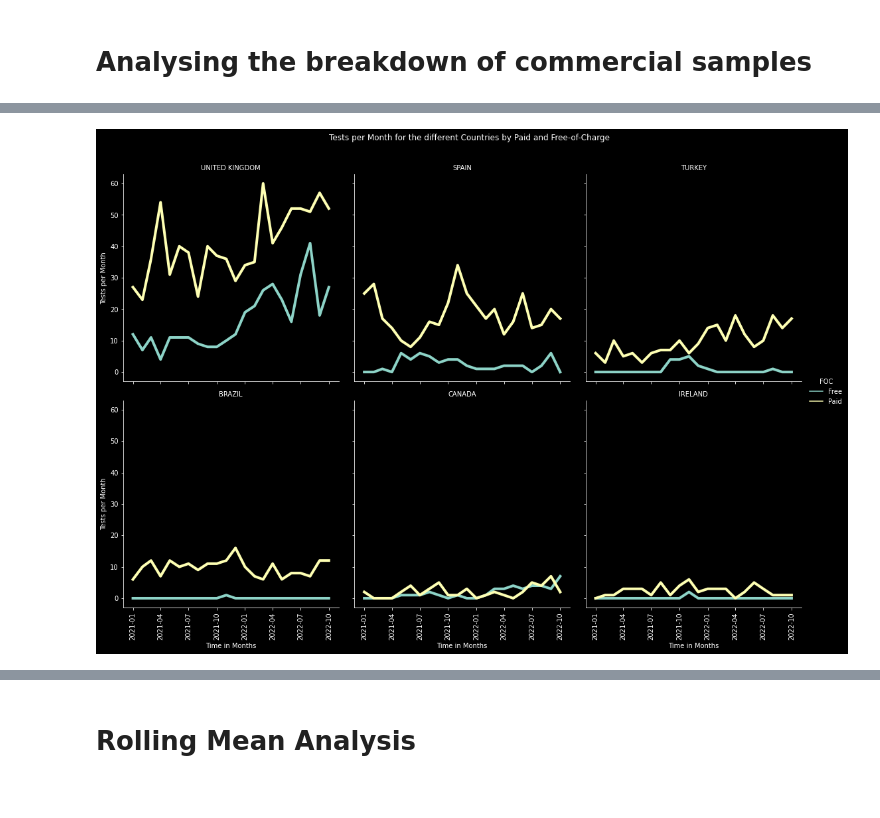
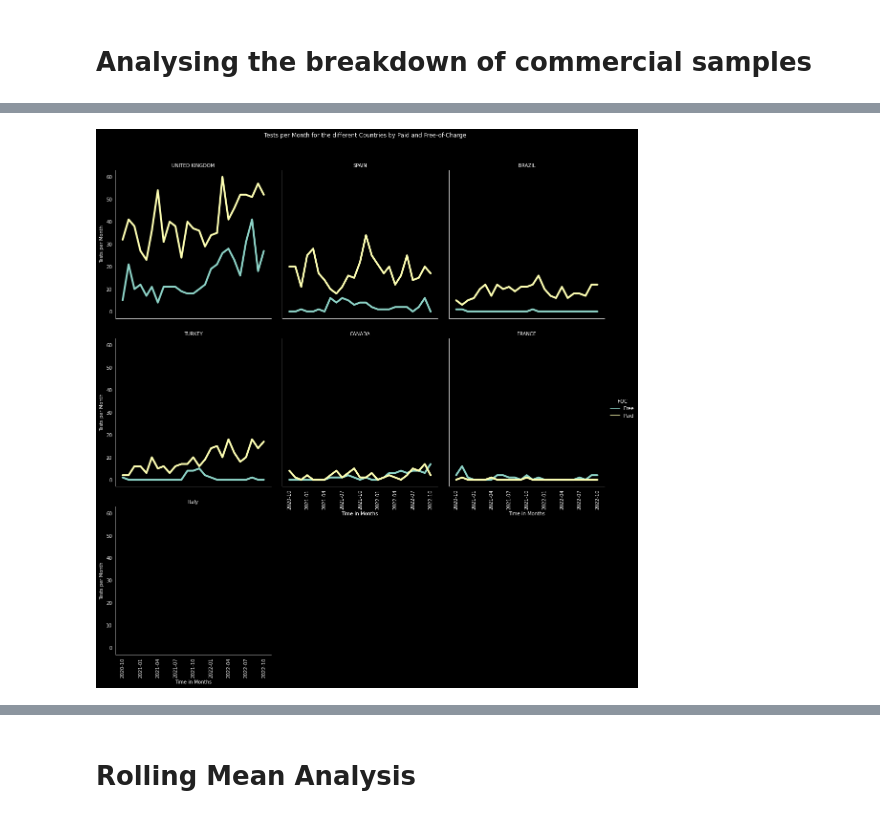
Before and after one commit to SilverSurferClash/Sales_analysis, a Jupyter notebook: Import_clean_SFDC_script.ipynb, the cells around one changed output, grey strips where cells are left out. Cells and saved outputs as stored; diff of their text form; code cells hidden in the pictures.

```diff
--- a/Import_clean_SFDC_script.ipynb
+++ b/Import_clean_SFDC_script.ipynb
@@ -299,7 +317,7 @@ list_for_country_analysis = ['Accession #',
  'Reporting Country',
  'Type',
  'Sales',
- 'Year_Month']
+ 'Year_Month', "Sub_region", "AE_supported"]
 
 countries_df = import_sfdc.loc[:,list_for_country_analysis ]
 #countries_df["Reporting Country"] = countries_df["Reporting Country"].astype('category')
@@ -331,11 +351,12 @@ memory usage: 630.9+ KB
 # %%
 #Select the time horizion to analyse
-start_date = "2018"
-end_date = "2022-10"
+start_date = "2020"
+end_date = "2022-10-31"
 #Select the # of countries to be analyses based on the maxiumum number of samplesin
 #the time horizon
 num_countries = 6
 #Create the dataframe relevant for the time periode which should be analysed
+countries_df = countries_df.set_index("Year_Month").sort_index()
 countries_df = countries_df.loc[start_date:end_date].copy()
 print(f"The total number of samples in this dataframe is {countries_df.shape[0]}")
 # %% [output]
@@ -674,12 +706,12 @@ memory usage: 476.3+ KB
 # %%
 #Select the time horizion to analyse
-start_date_com = "2021-01-01"
+start_date_com = "2020-10-01"
 end_date_com = "2022-10-31"
 #Select the # of countries to be analyses based on the maxiumum number of samplesin
 #the time horizon
-num_countries_comm = 6
+num_countries_comm = 20
 #The the Year_Month columns as index to allow for easier slicing
-df_merged = df_merged.set_index("Year_Month")
+df_merged = df_merged.set_index("Year_Month").sort_index()
 #Create the dataframe relevant for the time periode which should be analysed
 df_merged_time_horizon = df_merged.loc[start_date_com:end_date_com].copy().reset_index()
 print(f"The total number of samples in this dataframe is {df_merged_time_horizon.shape[0]}")
@@ -737,7 +769,9 @@ memory usage: 319.6+ KB
 # %%
 #Create a dataframe with just the topx countries by number of tests sold
-top_comm_x = df_merged_time_horizon.groupby('Reporting Country').sum().sort_values("Sales",ascending = False).head(num_countries_comm)
-top_comm_x_list = top_comm_x.index.tolist()
-top_comm_x_sales =df_merged_time_horizon[df_merged_time_horizon['Reporting Country'].isin(top_comm_x_list)]
+#top_comm_x = df_merged_time_horizon.groupby('Reporting Country').sum().sort_values("Sales",ascending = False).head(num_countries_comm)
+#top_comm_x_list = top_comm_x.index.tolist()
+#List of countries based on Ian's input
+country_list = ['UNITED KINGDOM', 'SPAIN', 'BRAZIL', 'TURKEY', 'CANADA',"FRANCE", "Italy" ]
+top_comm_x_sales =df_merged_time_horizon[df_merged_time_horizon['Reporting Country'].isin(country_list)]
 print(f"The top 5 countries have {top_comm_x_sales.shape[0]} samples which represents {top_comm_x_sales.shape[0]/df_merged_time_horizon.shape[0]:.2%}")
 # %% [output]
@@ -794,22 +826,22 @@ FOC_df.tail()
 # %%
 #Plot the sales for each category over time
 with mpl.rc_context({'axes.grid': False}):
   g = sns.relplot(data = FOC_df, x = "Year_Month", y = "Sales", kind = "line", hue = "FOC", col = "Reporting Country", color = "#7851a9", linewidth=4 , ci = None, col_wrap = 3
-                ,col_order = top_comm_x_list
+                ,col_order = country_list
                 )
 g.set_xticklabels(rotation = "90")
 
 g.set_ylabels("Tests per Month")
 g.set_xlabels("Time in Months")
 g.set_titles(col_template = '{col_name}')
 g.fig.suptitle('Tests per Month for the different Countries by Paid and Free-of-Charge', y=1.05)
 
 plt.savefig('comm.pdf', dpi = 300, bbox_inches ="tight",
             pad_inches = 1)
 #files.download("comm.pdf")
 plt.show()
 # %% [output]
-[figure, old version]
+[figure, new version]
 # %%
 #Total sales
 all_countries_comm = commercial_sales_FOC_analysis_df.groupby(['Year_Month', "FOC"]).sum().reset_index()
```
Also changed, not shown: parts of 112 cells of this notebook.
